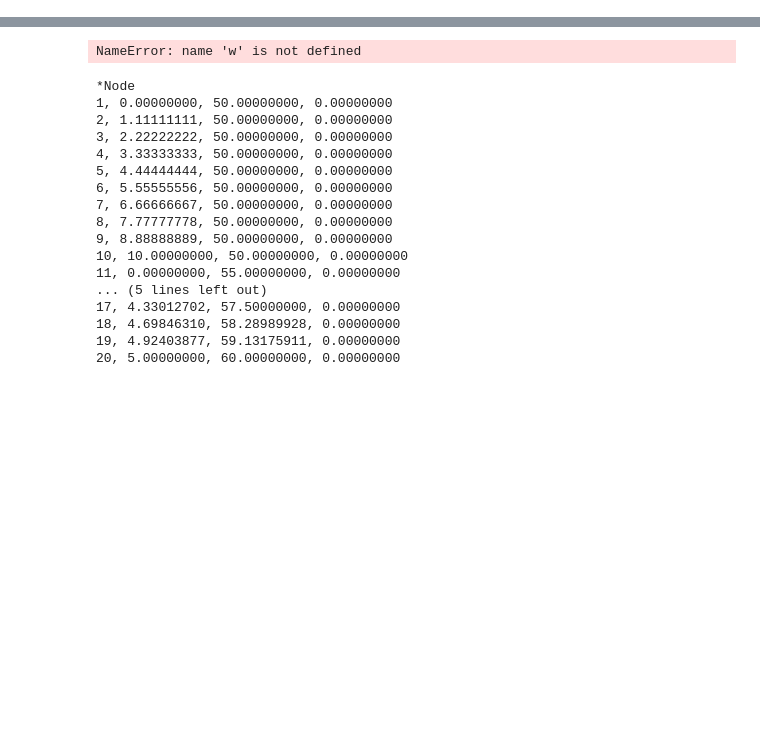
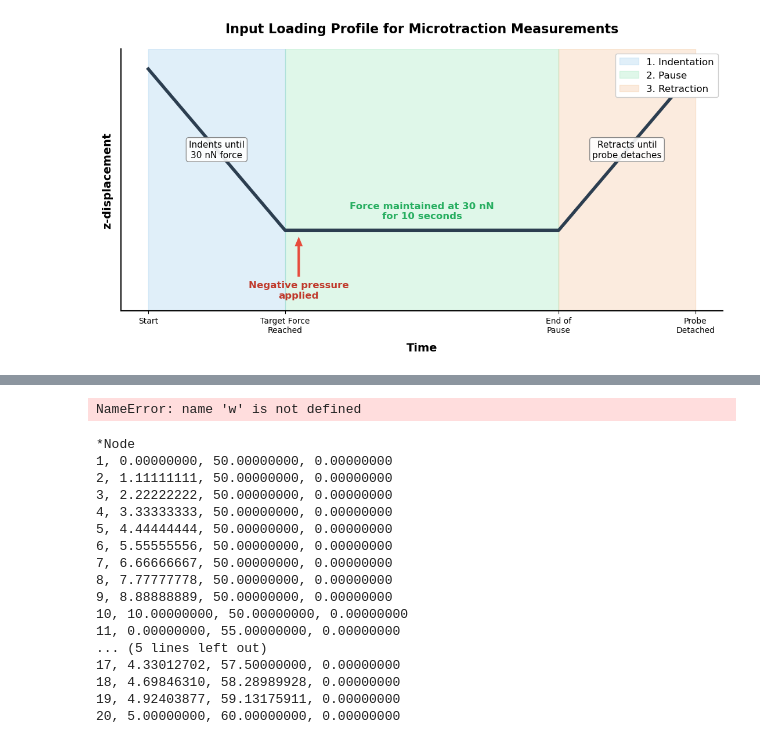
Before and after one commit to ecmscripts/indentation, a Jupyter notebook: cantilever_stiffness.ipynb, the cells around one changed output, grey strips where cells are left out. Cells and saved outputs as stored; diff of their text form; code cells hidden in the pictures; blank space fills up the shorter version.

```diff
--- a/cantilever_stiffness.ipynb
+++ b/cantilever_stiffness.ipynb
@@ -0,0 +1,66 @@
+# %%
+import matplotlib.pyplot as plt
+
+# Define schematic time points (assuming 5s for indent/retract for visual symmetry)
+t_indent = 5
+t_pause = 10
+t_retract = 5
+
+t = [0, t_indent, t_indent + t_pause, t_indent + t_pause + t_retract]
+# Z-displacement (using an arbitrary scale to match the "bucket" shape of the original)
+z = [10, 2, 2, 10]
+
+# Setup the figure
+fig, ax = plt.subplots(figsize=(11, 6))
+
+# Plot the main displacement profile
+ax.plot(t, z, color='#2c3e50', linewidth=4)
+
+# Shade and delineate the three distinct regions
+ax.axvspan(0, t[1], alpha=0.15, color='#3498db', label='1. Indentation')
+ax.axvspan(t[1], t[2], alpha=0.15, color='#2ecc71', label='2. Pause')
+ax.axvspan(t[2], t[3], alpha=0.15, color='#e67e22', label='3. Retraction')
+
+# Add explicit annotations from the caption directly into the plot
+bbox_props = dict(boxstyle="round,pad=0.3", fc="white", ec="gray", lw=1, alpha=0.9)
+
+ax.text(t[1]/2, 6, 'Indents until\n30 nN force', ha='center', va='center',
+        fontsize=11, bbox=bbox_props)
+
+ax.text(t[1] + t_pause/2, 2.5, 'Force maintained at 30 nN\nfor 10 seconds',
+        ha='center', va='bottom', fontsize=12, fontweight='bold', color='#27ae60')
+
+ax.text(t[2] + t_retract/2, 6, 'Retracts until\nprobe detaches', ha='center', va='center',
+        fontsize=11, bbox=bbox_props)
+
+# Emphasize the negative pressure application
+ax.annotate('Negative pressure\napplied', xy=(t[1] + 0.5, 1.8), xytext=(t[1] + 0.5, -0.5),
+            arrowprops=dict(facecolor='#e74c3c', shrink=0.05, width=3, headwidth=10, edgecolor='none'),
+            ha='center', va='top', fontsize=12, color='#c0392b', fontweight='bold')
+
+# Formatting axes and titles
+ax.set_xlabel('Time', fontsize=14, fontweight='bold', labelpad=10)
+ax.set_ylabel('z-displacement', fontsize=14, fontweight='bold', labelpad=10)
+ax.set_title('Input Loading Profile for Microtraction Measurements', fontsize=16, fontweight='bold', pad=20)
+
+# Customize ticks to reflect the physical events rather than arbitrary numbers
+ax.set_yticks([]) # Hide arbitrary y-axis numbers
+ax.set_xticks([0, t[1], t[2], t[3]])
+ax.set_xticklabels(['Start', 'Target Force\nReached', 'End of\nPause', 'Probe\nDetached'], fontsize=10)
+
+# Clean up the visual layout
+ax.legend(loc='upper right', fontsize=12, framealpha=1)
+ax.grid(False)
+ax.spines['top'].set_visible(False)
+ax.spines['right'].set_visible(False)
+ax.spines['bottom'].set_linewidth(1.5)
+ax.spines['left'].set_linewidth(1.5)
+
+# Adjust y-limits to make room for the bottom arrow
+plt.ylim(-2, 11)
+plt.tight_layout()
+
+# Display the plot
+plt.show()
+# %% [output]
+[figure, added]
```
Also changed, not shown: parts of 1 cell of this notebook, 10 other files.
